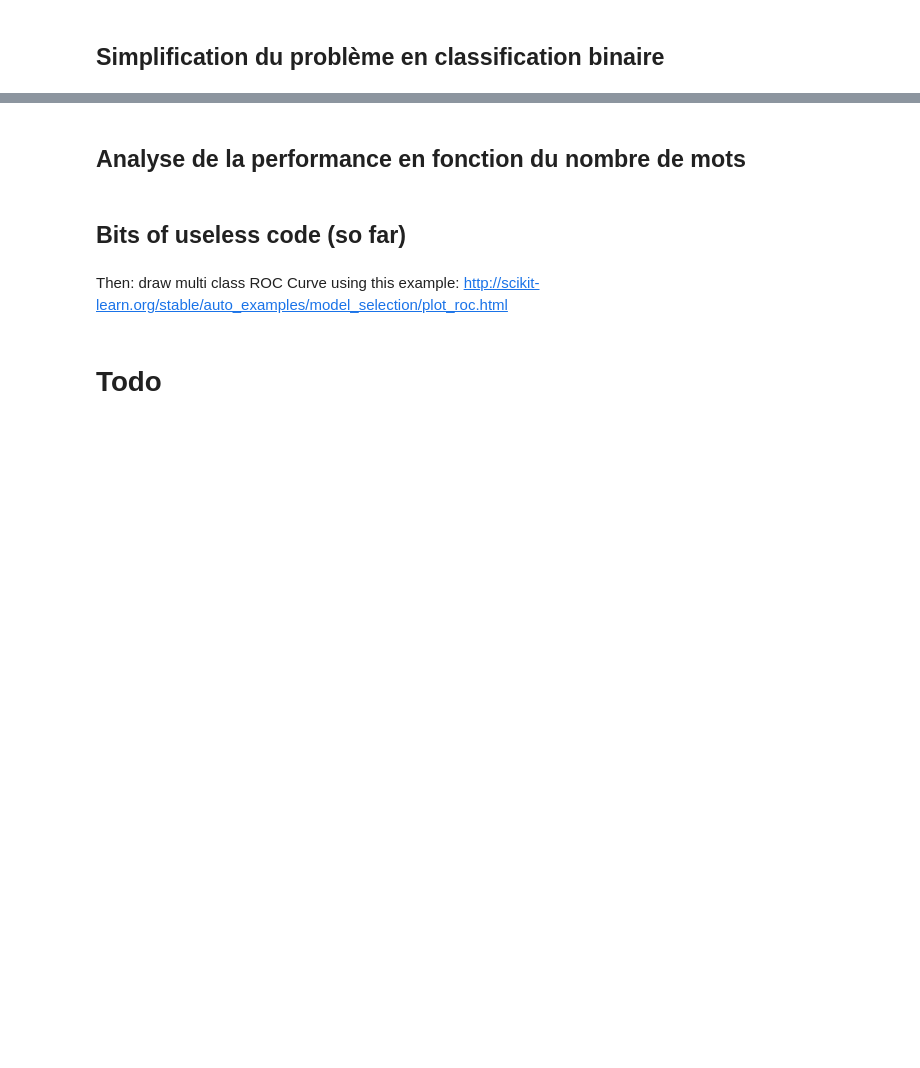
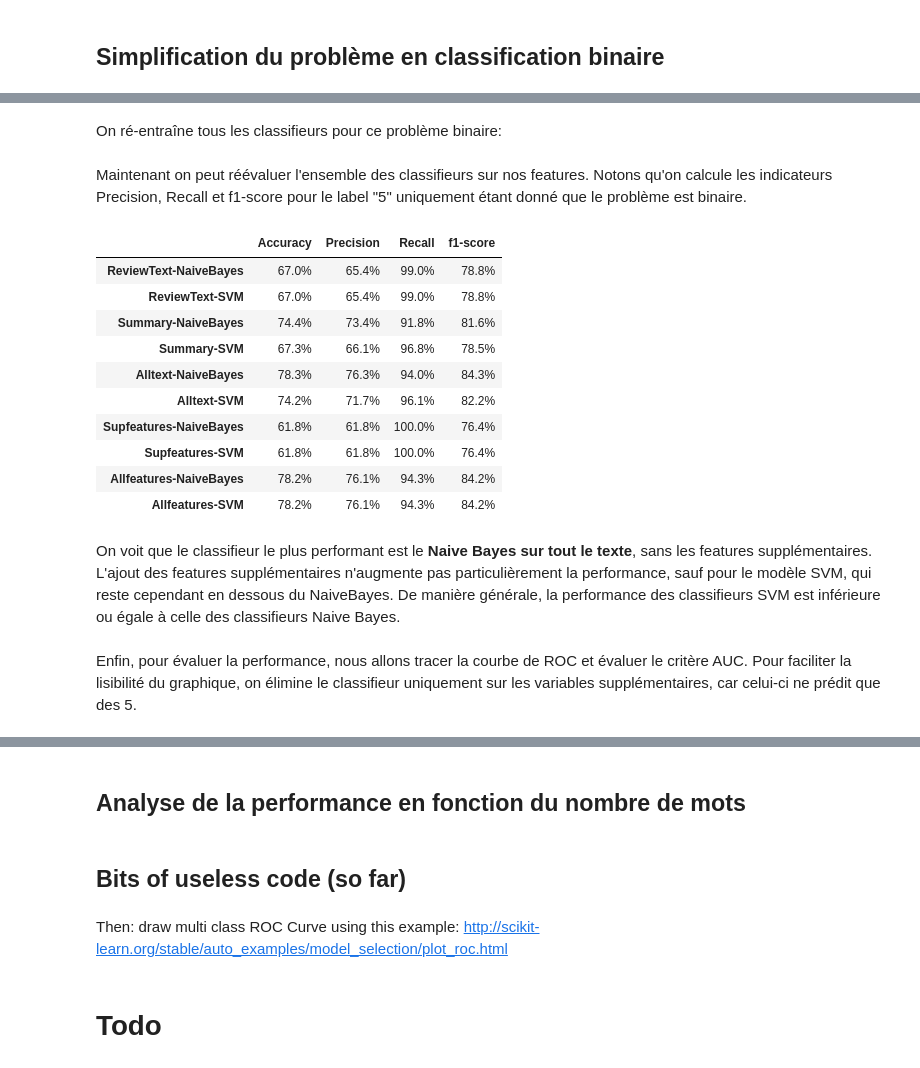
Before and after one commit to alexcombessie/ENSAE_Amazon-Review-Prediction, a Jupyter notebook: Projet Python - Amazon review data.ipynb, the cells around one changed output, grey strips where cells are left out. Drawn from its saved outputs; the diff is of its cells as text; code cells hidden in the pictures; blank space fills up the shorter version.

Commit message:
Performance, Classification binaire, AUC et GridSearch

```diff
--- a/Projet Python - Amazon review data.ipynb
+++ b/Projet Python - Amazon review data.ipynb
@@ -686,0 +701,2 @@ Matrice de confusion du classifieur SVM
+# %% [markdown]
+On ré-entraîne tous les classifieurs pour ce problème binaire:
@@ -686,0 +729,42 @@ Matrice de confusion du classifieur SVM
+# %% [markdown]
+Maintenant on peut réévaluer l'ensemble des classifieurs sur nos features. Notons qu'on calcule les indicateurs Precision, Recall et f1-score pour le label "5" uniquement étant donné que le problème est binaire.
+# %%
+index_clf=["ReviewText-NaiveBayes","ReviewText-SVM","Summary-NaiveBayes","Summary-SVM",
+           "Alltext-NaiveBayes","Alltext-SVM","Supfeatures-NaiveBayes","Supfeatures-SVM",
+          "Allfeatures-NaiveBayes","Allfeatures-SVM"]
+predicted_clf=[predicted_bin_SVM_reviewText, predicted_bin_SVM_reviewText,
+              predicted_bin_NaiveBayes_summary, predicted_bin_SVM_summary,
+             predicted_bin_NaiveBayes_alltext, predicted_bin_SVM_alltext,
+             predicted_bin_NaiveBayes_supfeatures, predicted_bin_SVM_supfeatures,
+             predicted_bin_NaiveBayes_allfeatures, predicted_bin_SVM_allfeatures]
+def percent_round1(x):
+    return(str((x*100).round(1))+"%")
+Accuracy_clf=[percent_round1(np.mean(x==y_test_bin)) for x in predicted_clf]
+Report_clf=[sklearn.metrics.precision_recall_fscore_support(y_test_bin, x) for x in predicted_clf]
+Precision_clf=[percent_round1(x[0][1]) for x in Report_clf]
+Recall_clf=[percent_round1(x[1][1]) for x in Report_clf]
+f1score_clf=[percent_round1(x[2][1]) for x in Report_clf]
+
+dic_clf = {'Accuracy' : pd.Series(Accuracy_clf, index=index_clf),
+     'Precision' : pd.Series(Precision_clf, index=index_clf),
+     'Recall' : pd.Series(Recall_clf, index=index_clf),
+     'f1-score': pd.Series(f1score_clf, index=index_clf),
+    }
+df_clf=pd.DataFrame(dic_clf)
+df_clf
+# %% [output]
+|  | Accuracy | Precision | Recall | f1-score |
+| ReviewText-NaiveBayes | 67.0% | 65.4% | 99.0% | 78.8% |
+| ReviewText-SVM | 67.0% | 65.4% | 99.0% | 78.8% |
+| Summary-NaiveBayes | 74.4% | 73.4% | 91.8% | 81.6% |
+| Summary-SVM | 67.3% | 66.1% | 96.8% | 78.5% |
+| Alltext-NaiveBayes | 78.3% | 76.3% | 94.0% | 84.3% |
+| Alltext-SVM | 74.2% | 71.7% | 96.1% | 82.2% |
+| Supfeatures-NaiveBayes | 61.8% | 61.8% | 100.0% | 76.4% |
+| Supfeatures-SVM | 61.8% | 61.8% | 100.0% | 76.4% |
+| Allfeatures-NaiveBayes | 78.2% | 76.1% | 94.3% | 84.2% |
+| Allfeatures-SVM | 78.2% | 76.1% | 94.3% | 84.2% |
+# %% [markdown]
+On voit que le classifieur le plus performant est le **Naive Bayes sur tout le texte**, sans les features supplémentaires. L'ajout des features supplémentaires n'augmente pas particulièrement la performance, sauf pour le modèle SVM, qui reste cependant en dessous du NaiveBayes. De manière générale, la performance des classifieurs SVM est inférieure ou égale à celle des classifieurs Naive Bayes.
+# %% [markdown]
+Enfin, pour évaluer la performance, nous allons tracer la courbe de ROC et évaluer le critère AUC. Pour faciliter la lisibilité du graphique, on élimine le classifieur uniquement sur les variables supplémentaires, car celui-ci ne prédit que des 5.
```
Also changed, not shown: parts of 60 cells of this notebook.
